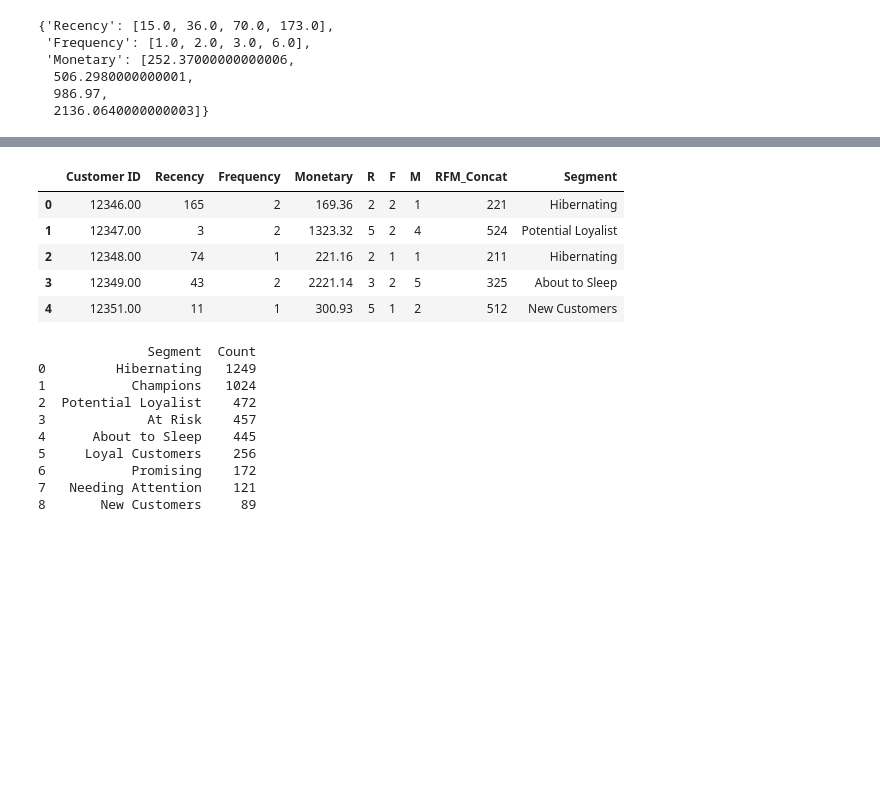
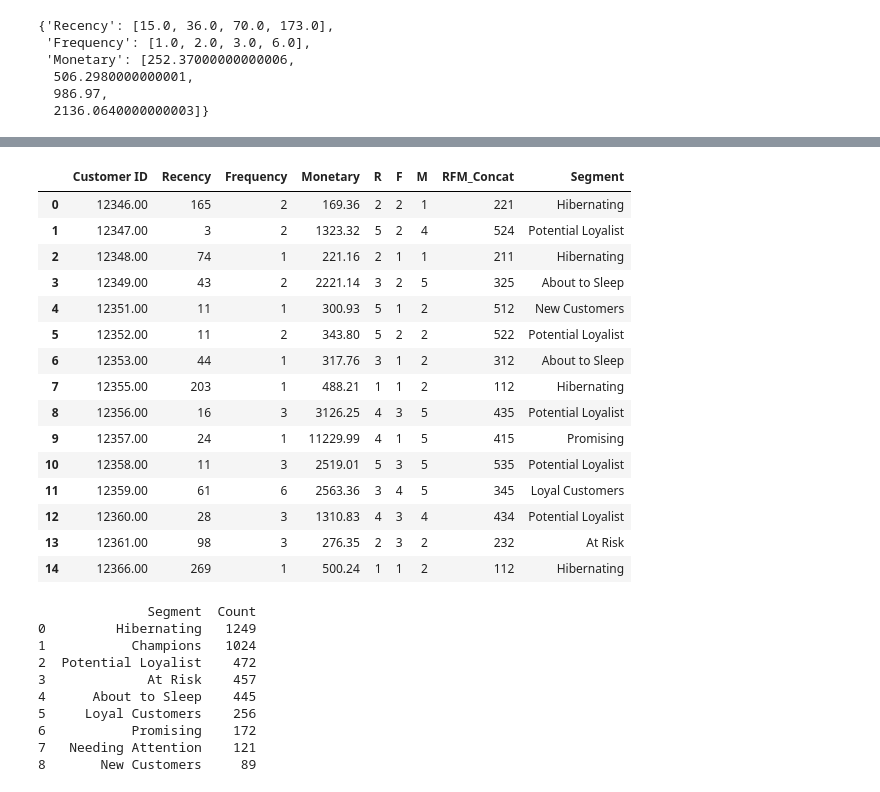
Before and after one commit to lowtech1/Customer_Segmentation, a Jupyter notebook: DA2.ipynb, the cells around one changed output, grey strips where cells are left out. Saved outputs shown, nothing was run; the diff lists cells and outputs as text; code cells hidden in the pictures; blank space fills up the shorter version.

```diff
--- a/DA2.ipynb
+++ b/DA2.ipynb
@@ -437,12 +479,22 @@ rfm[['Customer ID', 'Recency', 'Frequency', 'Monetary', 'R', 'F', 'M', 'RFM_Conc
 # %%
-rfm.head()
+rfm.head(15)
 # %% [output]
 |  | Customer ID | Recency | Frequency | Monetary | R | F | M | RFM_Concat | Segment |
 | 0 | 12346.00 | 165 | 2 | 169.36 | 2 | 2 | 1 | 221 | Hibernating |
 | 1 | 12347.00 | 3 | 2 | 1323.32 | 5 | 2 | 4 | 524 | Potential Loyalist |
 | 2 | 12348.00 | 74 | 1 | 221.16 | 2 | 1 | 1 | 211 | Hibernating |
 | 3 | 12349.00 | 43 | 2 | 2221.14 | 3 | 2 | 5 | 325 | About to Sleep |
 | 4 | 12351.00 | 11 | 1 | 300.93 | 5 | 1 | 2 | 512 | New Customers |
+| 5 | 12352.00 | 11 | 2 | 343.80 | 5 | 2 | 2 | 522 | Potential Loyalist |
+| 6 | 12353.00 | 44 | 1 | 317.76 | 3 | 1 | 2 | 312 | About to Sleep |
+| 7 | 12355.00 | 203 | 1 | 488.21 | 1 | 1 | 2 | 112 | Hibernating |
+| 8 | 12356.00 | 16 | 3 | 3126.25 | 4 | 3 | 5 | 435 | Potential Loyalist |
+| 9 | 12357.00 | 24 | 1 | 11229.99 | 4 | 1 | 5 | 415 | Promising |
+| 10 | 12358.00 | 11 | 3 | 2519.01 | 5 | 3 | 5 | 535 | Potential Loyalist |
+| 11 | 12359.00 | 61 | 6 | 2563.36 | 3 | 4 | 5 | 345 | Loyal Customers |
+| 12 | 12360.00 | 28 | 3 | 1310.83 | 4 | 3 | 4 | 434 | Potential Loyalist |
+| 13 | 12361.00 | 98 | 3 | 276.35 | 2 | 3 | 2 | 232 | At Risk |
+| 14 | 12366.00 | 269 | 1 | 500.24 | 1 | 1 | 2 | 112 | Hibernating |
 # %%
 #Số lượng khách hàng trong từng nhóm
 rfm_summary = rfm['Segment'].value_counts().reset_index()
```
Also changed, not shown: parts of 38 cells of this notebook.
